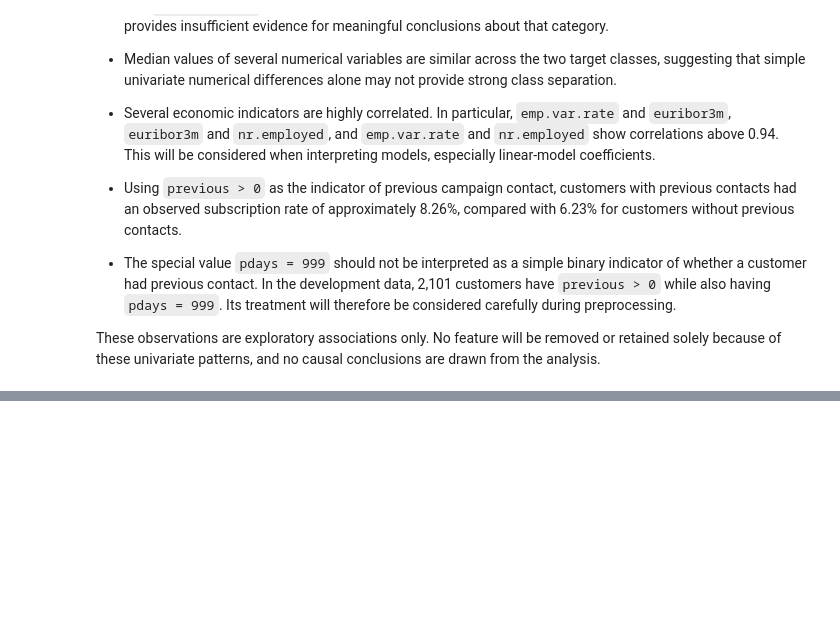
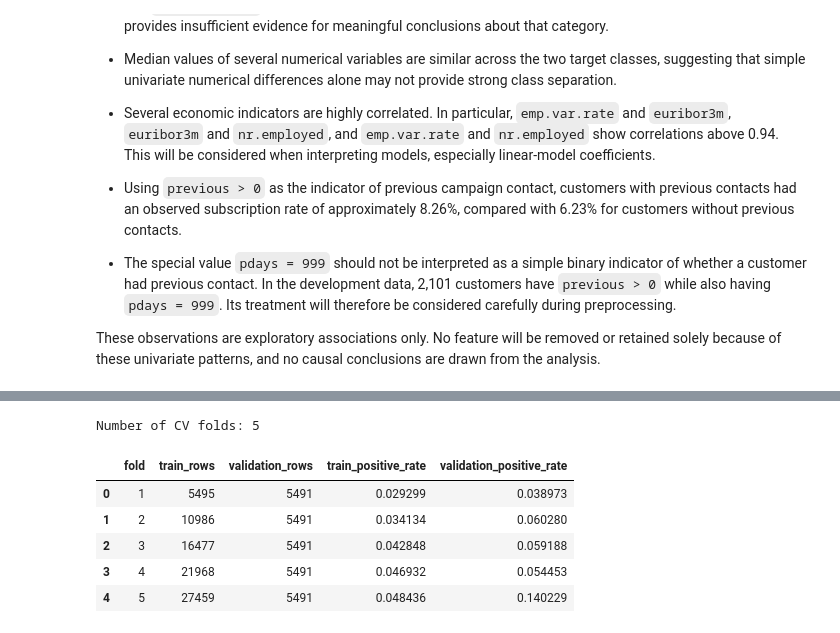
Before and after one commit to NourhanFarag/bank-marketing-subscription-prediction, a Jupyter notebook: notebooks/01_bank_marketing_analysis.ipynb, the cells around one changed output, grey strips where cells are left out. Cells and saved outputs as stored; diff of their text form; code cells hidden in the pictures; blank space fills up the shorter version.

```diff
--- a/notebooks/01_bank_marketing_analysis.ipynb
+++ b/notebooks/01_bank_marketing_analysis.ipynb
@@ -835,0 +855,16 @@ These observations are exploratory associations only. No feature will be removed
+# %%
+X_dev = dev_df[FEATURES].copy()
+
+y_dev = (
+    dev_df[TARGET]
+    .map({
+        "no": 0,
+        "yes": 1
+    })
+)
+
+print("X_dev shape:", X_dev.shape)
+print("y_dev shape:", y_dev.shape)
+
+print("\nTarget mapping:")
+print(y_dev.value_counts())
@@ -835,0 +1124,37 @@ These observations are exploratory associations only. No feature will be removed
+# %%
+from sklearn.model_selection import TimeSeriesSplit
+
+time_cv = TimeSeriesSplit(n_splits=5)
+
+CV_SPLITS = list(
+    time_cv.split(X_dev)
+)
+
+print("Number of CV folds:", len(CV_SPLITS))
+# %% [output]
+Number of CV folds: 5
+# %%
+fold_overview = []
+
+for fold_number, (train_idx, validation_idx) in enumerate(
+    CV_SPLITS,
+    start=1
+):
+    fold_overview.append({
+        "fold": fold_number,
+        "train_rows": len(train_idx),
+        "validation_rows": len(validation_idx),
+        "train_positive_rate": y_dev.iloc[train_idx].mean(),
+        "validation_positive_rate": y_dev.iloc[validation_idx].mean()
+    })
+
+fold_overview = pd.DataFrame(fold_overview)
+
+fold_overview
+# %% [output]
+|  | fold | train_rows | validation_rows | train_positive_rate | validation_positive_rate |
+| 0 | 1 | 5495 | 5491 | 0.029299 | 0.038973 |
+| 1 | 2 | 10986 | 5491 | 0.034134 | 0.060280 |
+| 2 | 3 | 16477 | 5491 | 0.042848 | 0.059188 |
+| 3 | 4 | 21968 | 5491 | 0.046932 | 0.054453 |
+| 4 | 5 | 27459 | 5491 | 0.048436 | 0.140229 |
```
Also changed, not shown: parts of 24 cells of this notebook.
